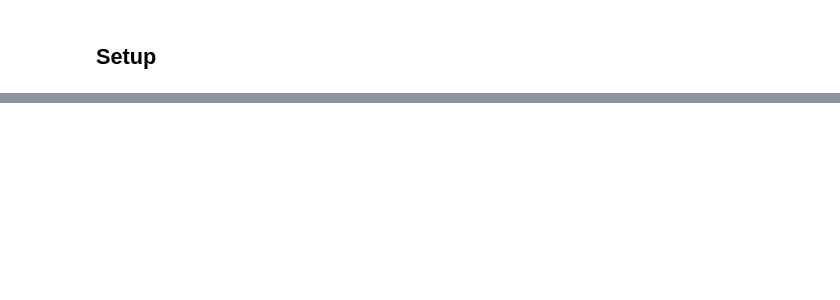
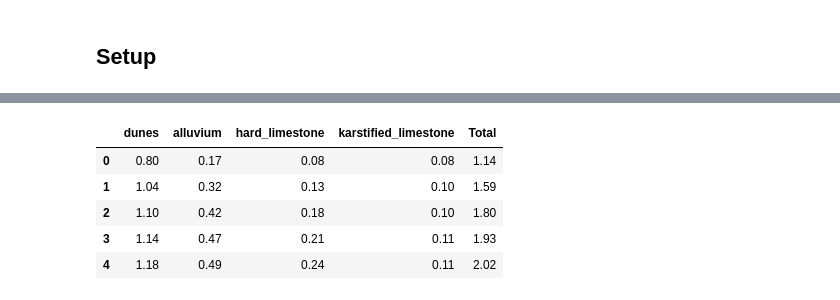
Before and after one commit to hassansalehx/soil_evaporation_simulation, a Jupyter notebook: notebooks/soil_evap_sec.ipynb, the cells around one changed output, grey strips where cells are left out. Saved outputs shown, nothing was run; the diff lists cells and outputs as text; code cells hidden in the pictures; blank space fills up the shorter version.

```diff
--- a/notebooks/soil_evap_sec.ipynb
+++ b/notebooks/soil_evap_sec.ipynb
@@ -88,4 +127,11 @@ yearly_summary
 # %%
 # Example: first rows of the 2018 table (TC Mekunu year)
-processed_data[2018].head()
+processed_data[2018].head().round(KM3_DISPLAY_DECIMALS)
+# %% [output]
+|  | dunes | alluvium | hard_limestone | karstified_limestone | Total |
+| 0 | 0.80 | 0.17 | 0.08 | 0.08 | 1.14 |
+| 1 | 1.04 | 0.32 | 0.13 | 0.10 | 1.59 |
+| 2 | 1.10 | 0.42 | 0.18 | 0.10 | 1.80 |
+| 3 | 1.14 | 0.47 | 0.21 | 0.11 | 1.93 |
+| 4 | 1.18 | 0.49 | 0.24 | 0.11 | 2.02 |
 # %% [markdown]
```
Also changed, not shown: parts of 13 cells of this notebook, 5 other files.
